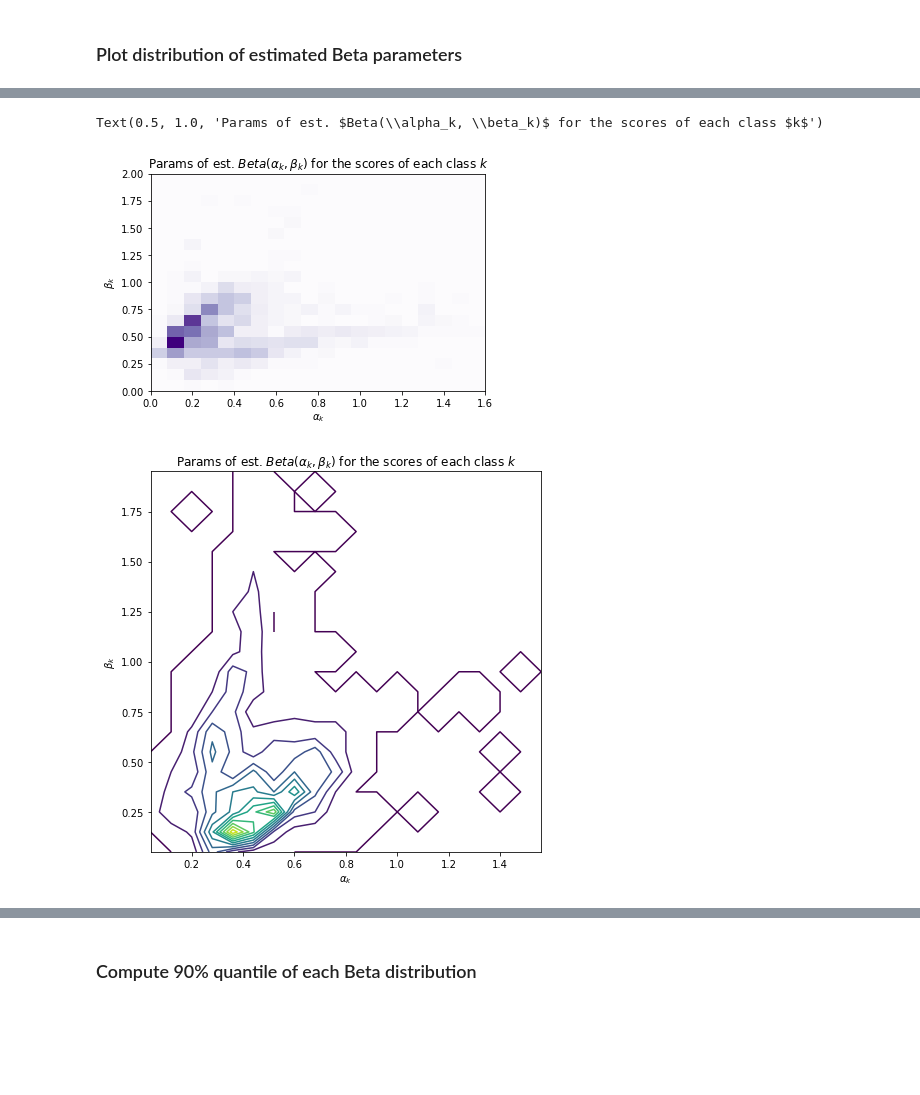
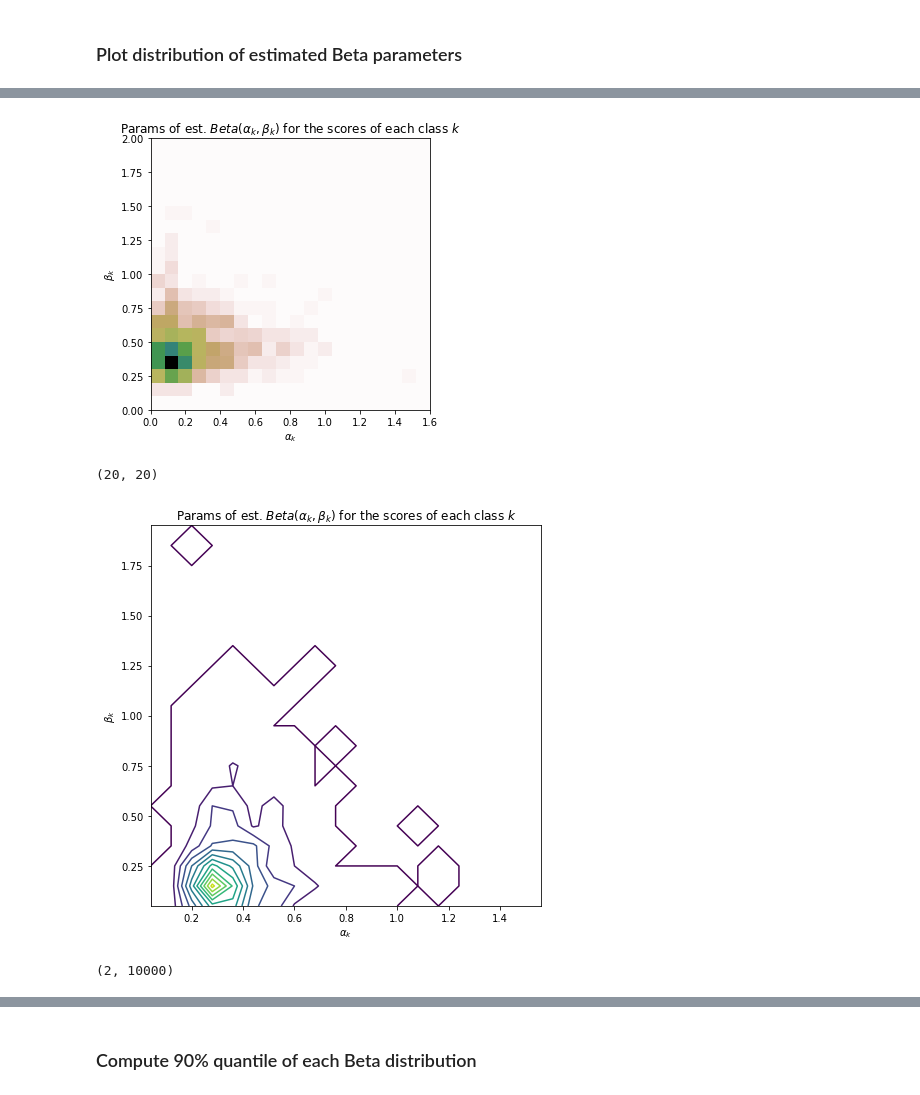
Before and after one commit to tiffanyding/empirical-bayes-conformal, a Jupyter notebook: imagenet_experiments.ipynb, the cells around one changed output, grey strips where cells are left out. Cells and saved outputs as stored; diff of their text form; code cells hidden in the pictures; blank space fills up the shorter version.

Commit message:
[updated beta fitting]

```diff
--- a/imagenet_experiments.ipynb
+++ b/imagenet_experiments.ipynb
@@ -359,22 +377,27 @@ plt.show()
 # %%
 # x is the estimated alphas excluding the one that beta.fit failed on
 # y is the estimated betas excluding the one that beta.fit failed on
 x = beta_params[:,0]
-x = x[np.isfinite(x)]
+# x = x[np.isfinite(x)]
 y = beta_params[:,1]
-y = y[np.isfinite(y)]
+# y = y[np.isfinite(y)]
 
 xmin, xmax = 0, 1.6
 ymin, ymax = 0, 2
 bins = 20
-cts, xedges, yedges, img = plt.hist2d(x, y, bins=bins, range=[[xmin, xmax], [ymin, ymax]], cmap='Purples')
+plt.figure(figsize=(5,5))
+cts, xedges, yedges, img = plt.hist2d(x, y, bins=bins, range=[[xmin, xmax], [ymin, ymax]], cmap=plt.cm.gist_earth_r)
 
 plt.xlabel('$\\alpha_k$')
 plt.ylabel('$\\beta_k$')
 plt.title('Params of est. $Beta(\\alpha_k, \\beta_k)$ for the scores of each class $k$')
+plt.show()
 # %% [output]
-Text(0.5, 1.0, 'Params of est. $Beta(\\alpha_k, \\beta_k)$ for the scores of each class $k$')
-[figure, old version]
+[figure, new version]
+# %%
+cts.shape
+# %% [output]
+(20, 20)
 # %%
 X, Y = np.meshgrid((xedges[:-1] + xedges[1:]) / 2, (yedges[:-1] + yedges[1:]) / 2)
 
@@ -386,7 +409,7 @@ plt.title('Params of est. $Beta(\\alpha_k, \\beta_k)$ for the scores of each cla
 plt.show()
 # plt.savefig('contout_plot.jpg')
 # %% [output]
-[figure, old version]
+[figure, new version]
 # %%
 # Apply KDE to smooth
 from scipy import stats
@@ -395,4 +418,8 @@ positions = np.vstack([X.ravel(), Y.ravel()])
 values = np.vstack([x, y])
 kernel = stats.gaussian_kde(values)
 Z = np.reshape(kernel(positions).T, X.shape)
+# %%
+positions.shape
+# %% [output]
+(2, 10000)
 # %%
```
Also changed, not shown: parts of 41 cells of this notebook, 1 other file.
